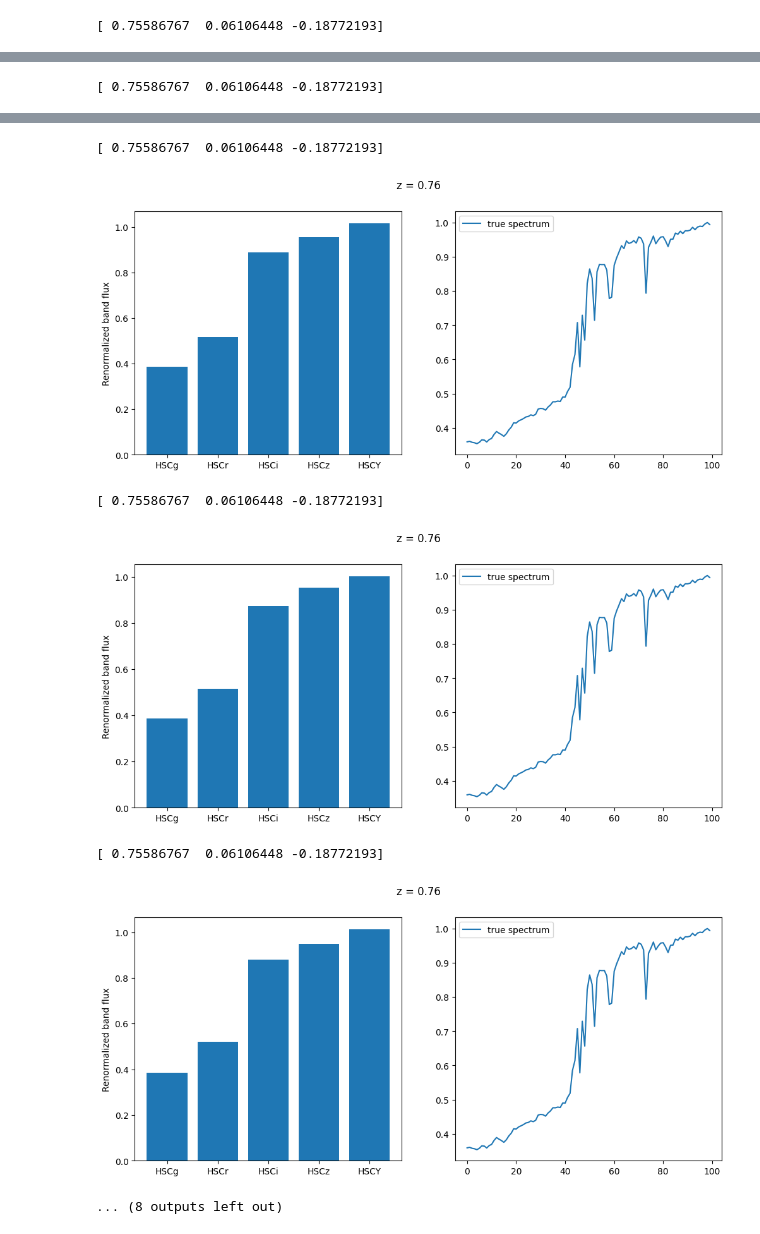
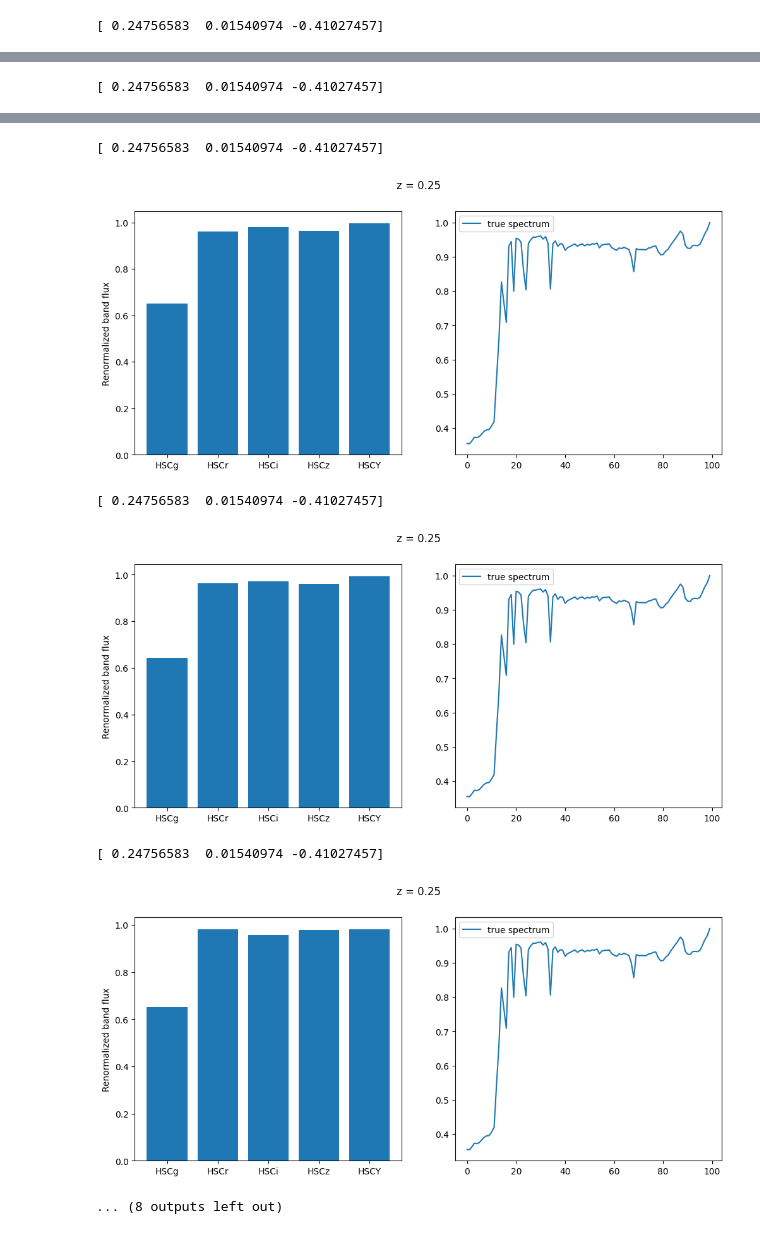
Before and after one commit to astrodeepnet/vae_mpoe, a Jupyter notebook: Test_dataset_gen.ipynb, the cells around one changed output, grey strips where cells are left out. Cells and saved outputs as stored; diff of their text form; code cells hidden in the pictures.

```diff
--- a/Test_dataset_gen.ipynb
+++ b/Test_dataset_gen.ipynb
@@ -1,4 +1,5 @@
 # %%
+'''
 from gen_dataset import *
 
 
@@ -58,13 +59,16 @@ photocalc = PhotometricCalculator(spec_range=(3900, 10200), spec_points=100, fil
 builder = DatasetBuilder(processor, wl, photocalc)
 
 # Generate dataset (already includes photometry and augmentation)
-integrals, params, spectra = builder.generate(n_samples=64000, age_range=(10, 15000),
+integrals, params, spectra = builder.generate(n_samples=128000, age_range=(10, 15000),
                                               young_age_range=(10, 1000),
-                                              old_blend_prob=0.7,
+                                              young_age_threshold=4000,
+                                              old_blend_prob=0.0,
                                               young_extinction_prob=0.2,
-                                              eml_prob=0.7,
+                                              eml_prob=0.0,
                                               n_processes=8)
 
 # Postprocessing (params normalization already done in DatasetBuilder)
 # Normalize spectra (just in case, or omit if confident)
 spectra /= np.max(spectra, axis=1)[:, None]
+
+'''
@@ -71,7 +77,8 @@ spectra /= np.max(spectra, axis=1)[:, None]
 # %%
+'''
 import matplotlib.pyplot as plt
 
-idx = np.where(((params[:, 0] >0.7) & (params[:, 1] < 0.25)))[0]
+idx = np.where(((params[:, 0] <0.3) & (params[:, 0] >0.2) & (params[:, 1] < 0.15)))[0]
 
 ii=idx[0]
 for ii in np.arange(ii, ii+10):
@@ -85,4 +92,6 @@ for ii in np.arange(ii, ii+10):
     fig.suptitle('z = %.2f' % (params[ii, 0]))
     plt.legend()
     plt.show()
+
+'''
 # %% [output]
@@ -91 +100 @@ for ii in np.arange(ii, ii+10):
-[ 0.75586767  0.06106448 -0.18772193]
+[ 0.24756583  0.01540974 -0.41027457]
@@ -93 +102 @@ for ii in np.arange(ii, ii+10):
-[ 0.75586767  0.06106448 -0.18772193]
+[ 0.24756583  0.01540974 -0.41027457]
@@ -95,7 +104,7 @@ for ii in np.arange(ii, ii+10):
-[ 0.75586767  0.06106448 -0.18772193]
+[ 0.24756583  0.01540974 -0.41027457]
-[figure, old version]
+[figure, new version]
-[ 0.75586767  0.06106448 -0.18772193]
+[ 0.24756583  0.01540974 -0.41027457]
-[figure, old version]
+[figure, new version]
-[ 0.75586767  0.06106448 -0.18772193]
+[ 0.24756583  0.01540974 -0.41027457]
-[figure, old version]
+[figure, new version]
 ... (8 outputs left out)
```
Also changed, not shown: parts of 8 cells of this notebook, 14 other files.
